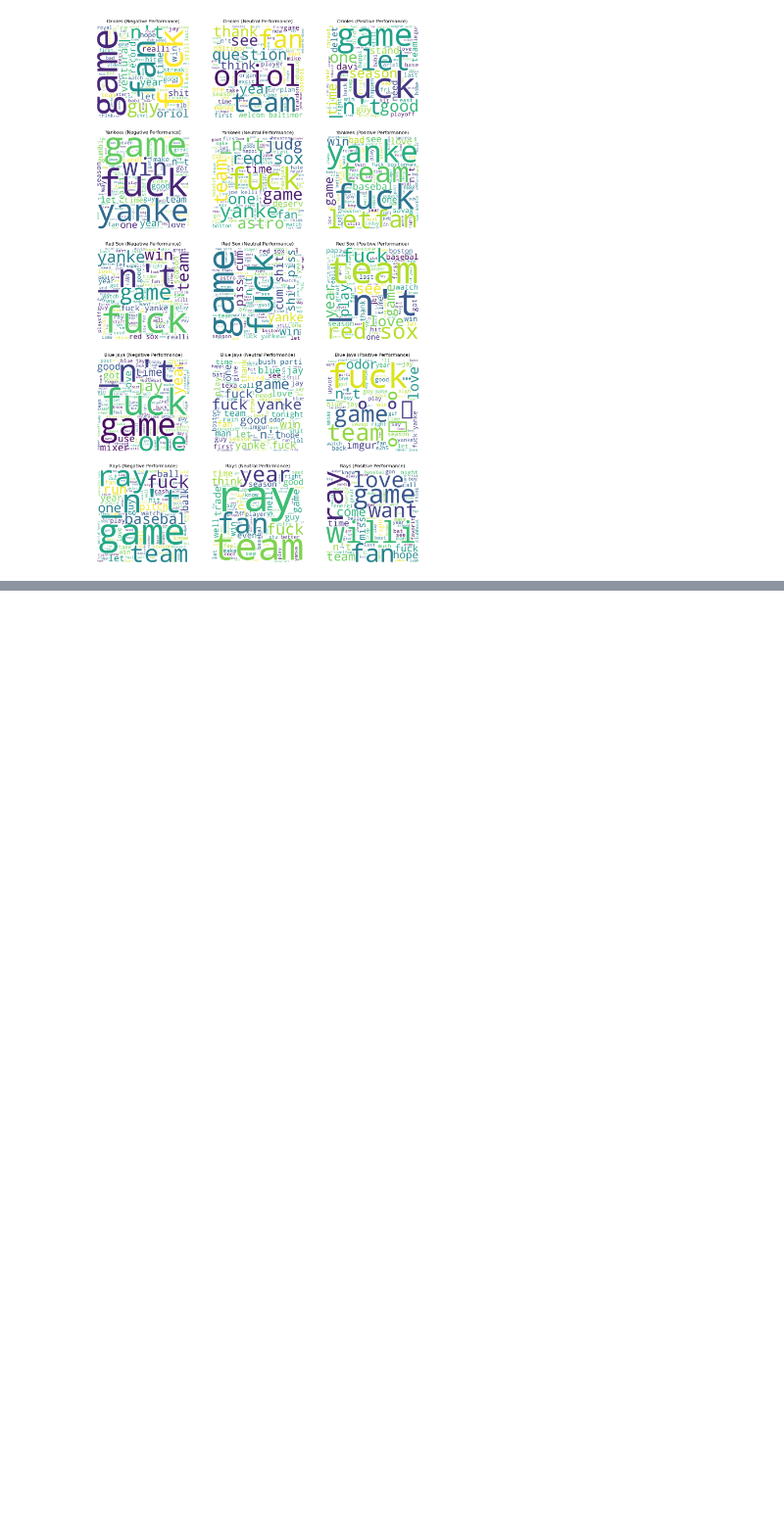
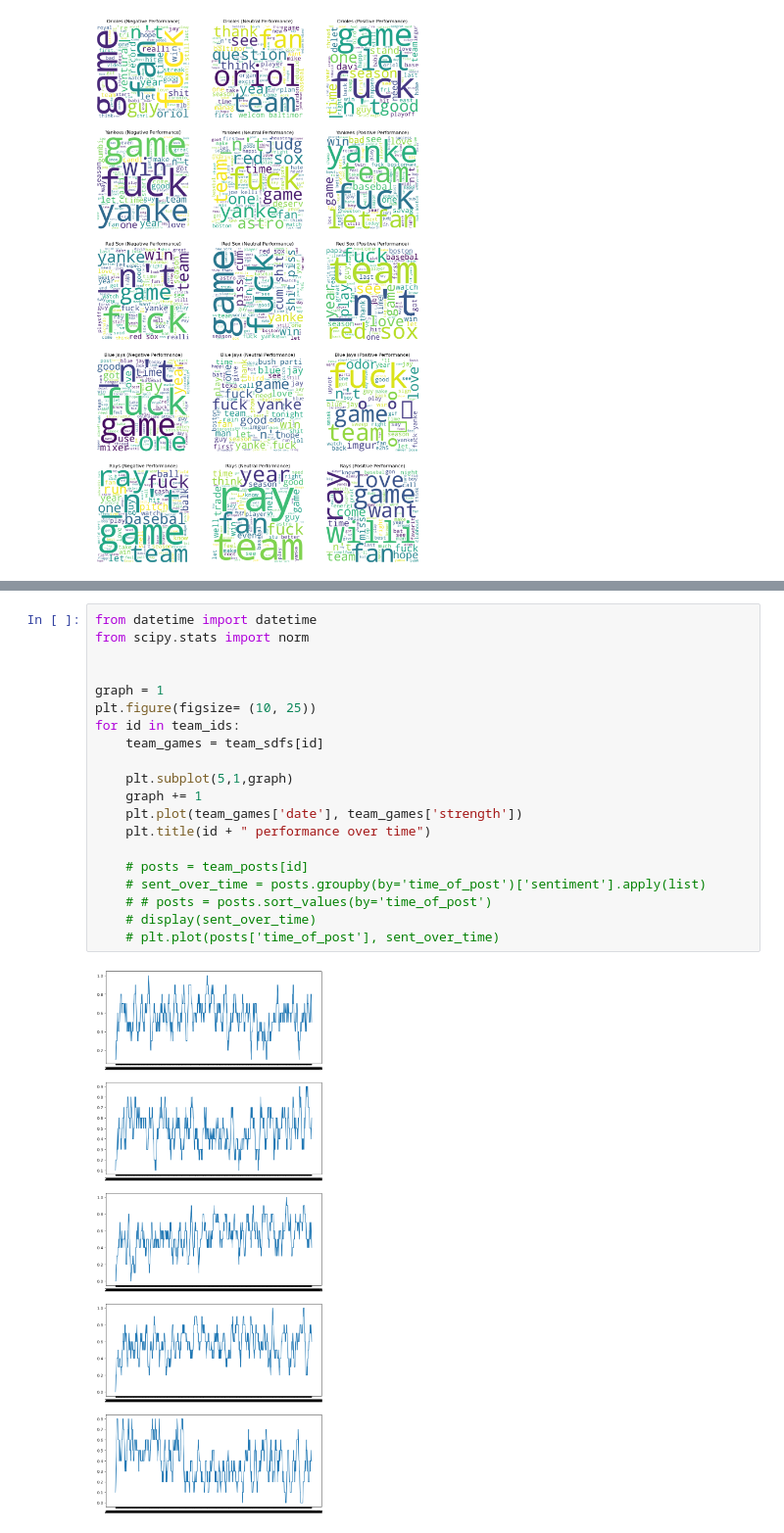
Before and after one commit to TenzinSommer/DSCI-125-HW-2, a Jupyter notebook: hw2_step3.ipynb, the cells around one changed output, grey strips where cells are left out. Shown at 98% size. Drawn from its saved outputs; the diff is of its cells as text; blank space fills up the shorter version.

```diff
--- a/hw2_step3.ipynb
+++ b/hw2_step3.ipynb
@@ -140,0 +222,22 @@ generate_wordcloud(tb_posts[tb_posts['team_performance'] > 0], 'Rays (Positive P
+# %%
+from datetime import datetime
+from scipy.stats import norm
+
+
+graph = 1
+plt.figure(figsize= (10, 25))
+for id in team_ids:
+    team_games = team_sdfs[id]
+
+    plt.subplot(5,1,graph)
+    graph += 1
+    plt.plot(team_games['date'], team_games['strength'])
+    plt.title(id + " performance over time")
+
+    # posts = team_posts[id]
+    # sent_over_time = posts.groupby(by='time_of_post')['sentiment'].apply(list)
+    # # posts = posts.sort_values(by='time_of_post')
+    # display(sent_over_time)
+    # plt.plot(posts['time_of_post'], sent_over_time)
+# %% [output]
+[figure, added]
```
Also changed, not shown: parts of 2 cells of this notebook.
